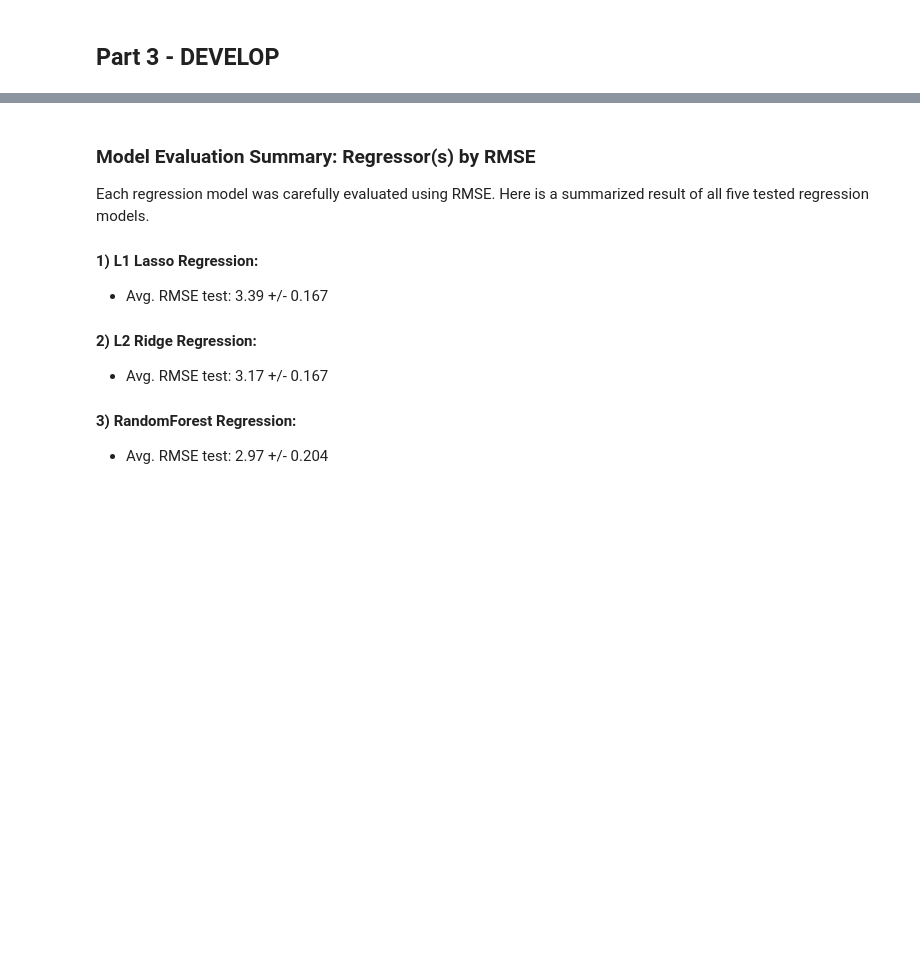
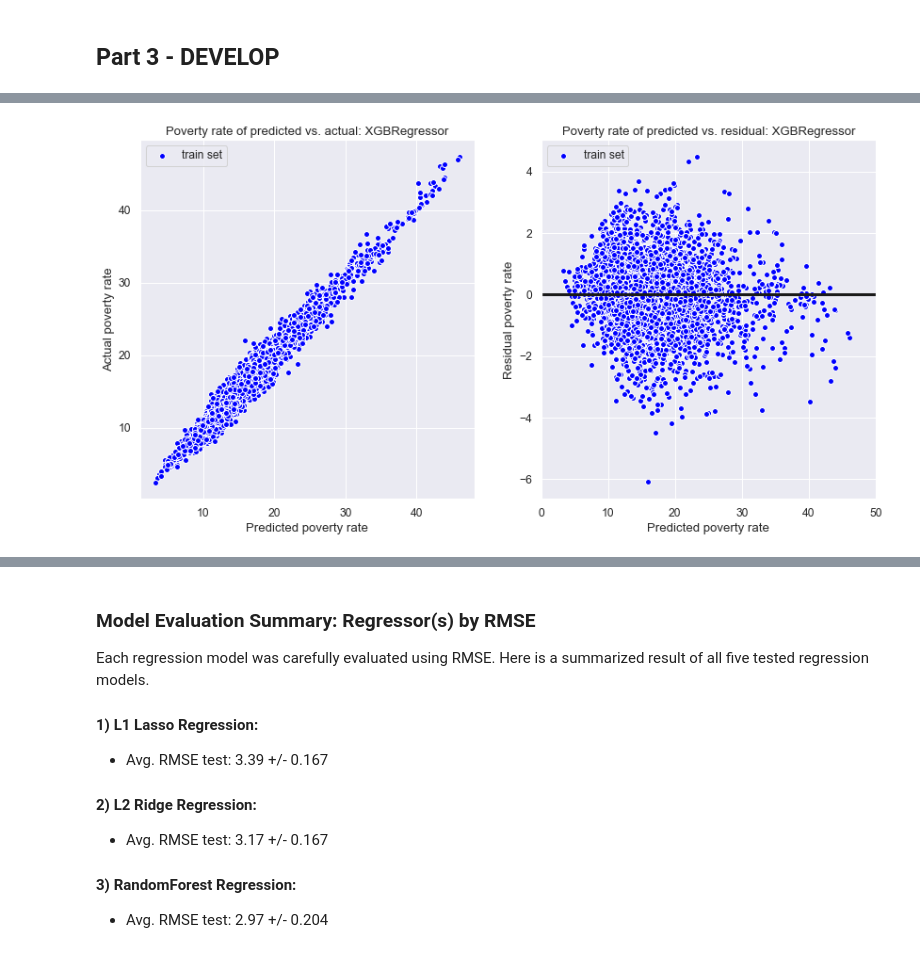
Before and after one commit to yoots88/portfolio, a Jupyter notebook: p3_us_poverty/us_poverty_pred_model.ipynb, the cells around one changed output, grey strips where cells are left out. Saved outputs shown, nothing was run; the diff lists cells and outputs as text; code cells hidden in the pictures; blank space fills up the shorter version.

```diff
--- a/p3_us_poverty/us_poverty_pred_model.ipynb
+++ b/p3_us_poverty/us_poverty_pred_model.ipynb
@@ -218,6 +218,24 @@ def model_summary(model, mean_rmse, cv_std):
     print('Average RMSE:\n', mean_rmse[model])
     print('Std. Dev during CV:\n', cv_std[model])
 
+def plot_reg_compare(y_train_pred, y_train_act):
+    '''Plot a scatter plot to compare predicted vs actual label'''
+    plt.scatter(y_train_pred, y_train_act, c='blue',
+                edgecolor='w', marker='o', label='train set')
+    plt.xlabel('Predicted poverty rate')
+    plt.ylabel('Actual poverty rate')
+    plt.legend(loc='upper left')
+
+def plot_reg_residual(y_train_pred, y_train_act):
+    '''Plot a scatter plot to visualize residual from predicted vs. actual label'''
+    plt.scatter(y_train_pred, (y_train_pred - y_train_act), c='blue',
+                edgecolor='w', marker='o', label='train set')
+    plt.hlines(y=0, xmin=0, xmax=50, colors='k', lw=3)
+    plt.xlim([0,50])
+    plt.xlabel('Predicted poverty rate')
+    plt.ylabel('Residual poverty rate')
+    plt.legend(loc='upper left')
+
 def model_results(model, mean_rmse, predictions, feature_importances):
     '''Saves the model name, mean_rmse, predicted rate, and feature importances'''
     with open('model.txt', 'w') as file:
@@ -944,3 +946,25 @@ Model:
 [Parallel(n_jobs=1)]: Done   4 out of   4 | elapsed:    0.0s remaining:    0.0s
 [Parallel(n_jobs=1)]: Done  13 out of  13 | elapsed:    0.0s finished
 ... (5 outputs left out)
+# %%
+# --- 16. Model Evaluation: Scatter Plot --- #
+# Prepare predicted and original poverty rate
+y_train_act = label_df.copy()
+
+# re-train a model with best model:
+model.fit(feature_df, label_df)
+y_train_pred = model.predict(feature_df)
+
+# Plot a comparison scatter plot: predicted vs. actual
+plt.figure(figsize=(14,7))
+plt.subplots_adjust(wspace=0.2)
+plt.subplot(1,2,1)
+plot_reg_compare(y_train_pred, y_train_act)
+plt.title('Poverty rate of predicted vs. actual: XGBRegressor')
+
+# Plot a residual scatter plot: predicted vs. actual
+plt.subplot(1,2,2)
+plot_reg_residual(y_train_pred, y_train_act)
+plt.title('Poverty rate of predicted vs. residual: XGBRegressor')
+plt.show()
+# %% [output]
@@ -946,0 +972 @@ Model:
+[figure, added]
```
Also changed, not shown: parts of 13 cells of this notebook, 1 other file.
